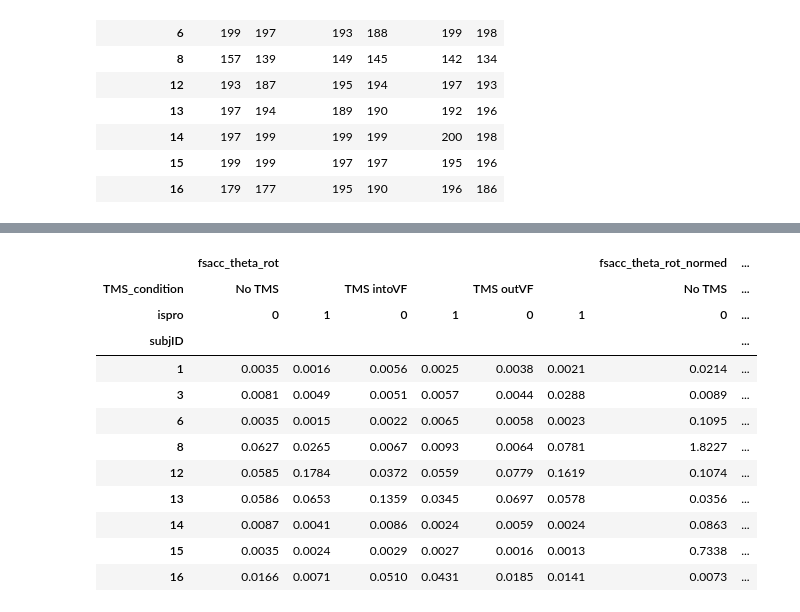
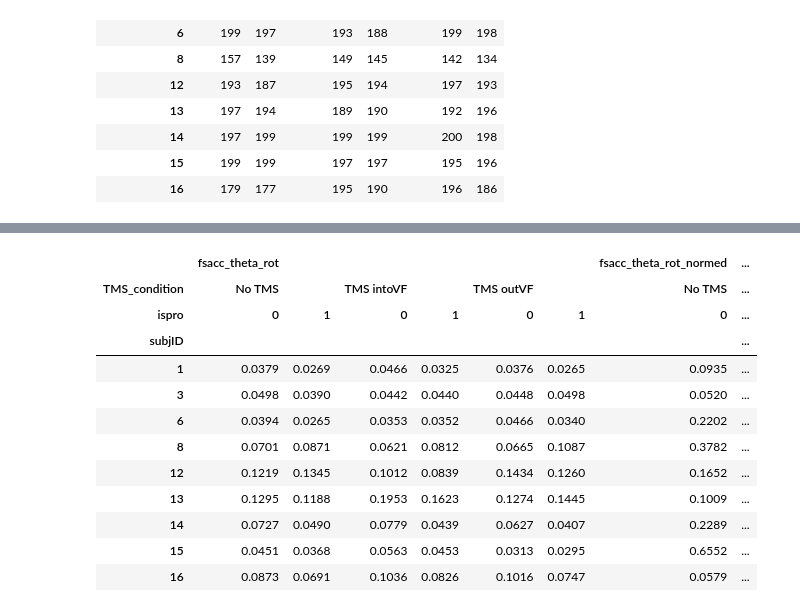
Before and after one commit to mindemory/mgs_stimul, a Jupyter notebook: mgsAnalysis/analysisEye/main.ipynb, the cells around one changed output, grey strips where cells are left out. Drawn from its saved outputs; the diff is of its cells as text; code cells hidden in the pictures.

```diff
--- a/mgsAnalysis/analysisEye/main.ipynb
+++ b/mgsAnalysis/analysisEye/main.ipynb
@@ -87,20 +103,20 @@ table_summary
 # %%
-error_summary = pd.pivot_table(df_filtered, values = ['fsacc_theta_rot_normed', 'fsacc_theta_rot'], index = ['subjID'], columns = ['TMS_condition', 'ispro'], aggfunc = lambda x: np.nanvar(x))
+error_summary = pd.pivot_table(df_filtered, values = ['fsacc_theta_rot_normed', 'fsacc_theta_rot'], index = ['subjID'], columns = ['TMS_condition', 'ispro'], aggfunc = lambda x: np.nanmean(np.abs(x)))
 error_summary
 # %% [output]
 |  | fsacc_theta_rot |  |  |  |  |  | fsacc_theta_rot_normed | ... |
 | TMS_condition | No TMS |  | TMS intoVF |  | TMS outVF |  | No TMS | ... |
 | ispro | 0 | 1 | 0 | 1 | 0 | 1 | 0 | ... |
 | subjID |  |  |  |  |  |  |  | ... |
-| 1 | 0.0035 | 0.0016 | 0.0056 | 0.0025 | 0.0038 | 0.0021 | 0.0214 | ... |
-| 3 | 0.0081 | 0.0049 | 0.0051 | 0.0057 | 0.0044 | 0.0288 | 0.0089 | ... |
-| 6 | 0.0035 | 0.0015 | 0.0022 | 0.0065 | 0.0058 | 0.0023 | 0.1095 | ... |
-| 8 | 0.0627 | 0.0265 | 0.0067 | 0.0093 | 0.0064 | 0.0781 | 1.8227 | ... |
-| 12 | 0.0585 | 0.1784 | 0.0372 | 0.0559 | 0.0779 | 0.1619 | 0.1074 | ... |
-| 13 | 0.0586 | 0.0653 | 0.1359 | 0.0345 | 0.0697 | 0.0578 | 0.0356 | ... |
-| 14 | 0.0087 | 0.0041 | 0.0086 | 0.0024 | 0.0059 | 0.0024 | 0.0863 | ... |
-| 15 | 0.0035 | 0.0024 | 0.0029 | 0.0027 | 0.0016 | 0.0013 | 0.7338 | ... |
-| 16 | 0.0166 | 0.0071 | 0.0510 | 0.0431 | 0.0185 | 0.0141 | 0.0073 | ... |
+| 1 | 0.0379 | 0.0269 | 0.0466 | 0.0325 | 0.0376 | 0.0265 | 0.0935 | ... |
+| 3 | 0.0498 | 0.0390 | 0.0442 | 0.0440 | 0.0448 | 0.0498 | 0.0520 | ... |
+| 6 | 0.0394 | 0.0265 | 0.0353 | 0.0352 | 0.0466 | 0.0340 | 0.2202 | ... |
+| 8 | 0.0701 | 0.0871 | 0.0621 | 0.0812 | 0.0665 | 0.1087 | 0.3782 | ... |
+| 12 | 0.1219 | 0.1345 | 0.1012 | 0.0839 | 0.1434 | 0.1260 | 0.1652 | ... |
+| 13 | 0.1295 | 0.1188 | 0.1953 | 0.1623 | 0.1274 | 0.1445 | 0.1009 | ... |
+| 14 | 0.0727 | 0.0490 | 0.0779 | 0.0439 | 0.0627 | 0.0407 | 0.2289 | ... |
+| 15 | 0.0451 | 0.0368 | 0.0563 | 0.0453 | 0.0313 | 0.0295 | 0.6552 | ... |
+| 16 | 0.0873 | 0.0691 | 0.1036 | 0.0826 | 0.1016 | 0.0747 | 0.0579 | ... |
 # %%
 df_filtered.describe()
 df_filtered.describe(include=object)
```
Also changed, not shown: parts of 8 cells of this notebook, 3 other files.
